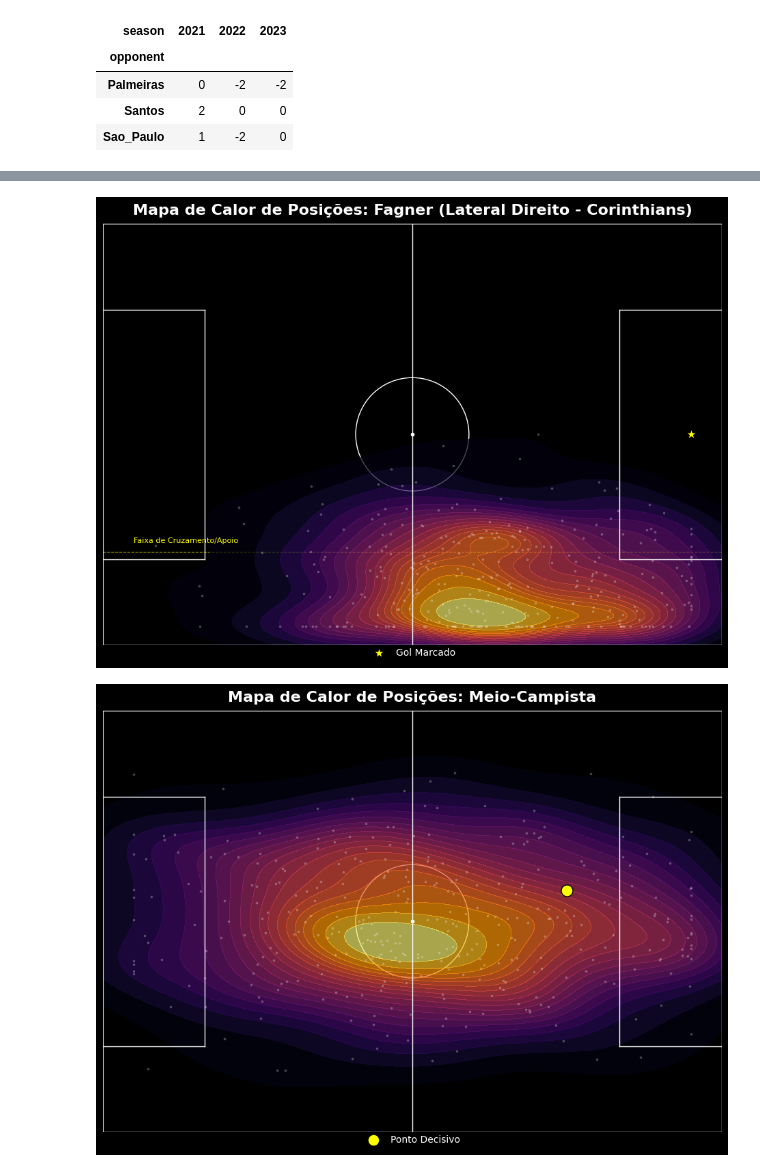
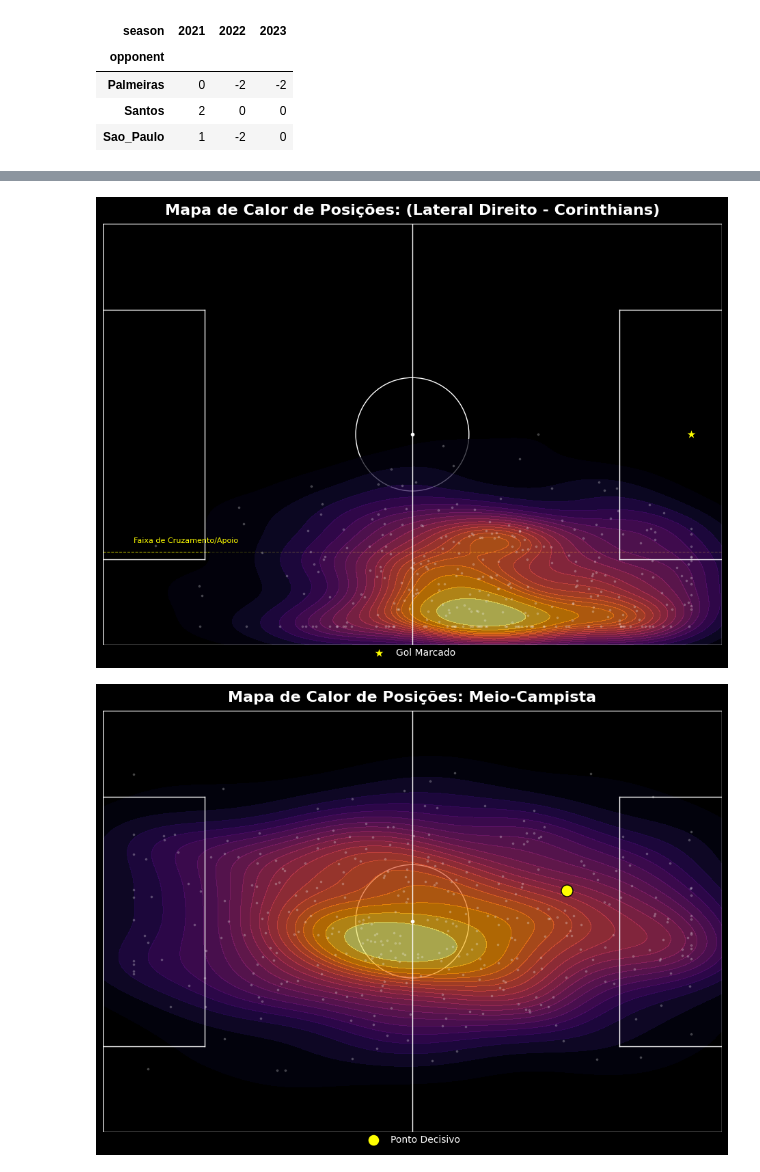
Before and after one commit to ElnatanAlves/sport_analysis, a Jupyter notebook: sport.ipynb, the cells around one changed output, grey strips where cells are left out. Saved outputs shown, nothing was run; the diff lists cells and outputs as text; code cells hidden in the pictures.

```diff
--- a/sport.ipynb
+++ b/sport.ipynb
@@ -331,35 +330,35 @@ plt.scatter(
     s=3,
     alpha=0.2,
     zorder=3
 )
 
 # Destacar o Gol
 plt.scatter(
     gol['x'],
     gol['y'],
     color='yellow',
     s=150,
     marker='*',
     edgecolors='black',
     zorder=5,
     label='Gol Marcado'
 )
 
 
 # 3.3 Configurações de Título
 plt.title(
-    "Mapa de Calor de Posições: Fagner (Lateral Direito - Corinthians)",
+    "Mapa de Calor de Posições: (Lateral Direito - Corinthians)",
     fontsize=16,
     color='white',
     weight='bold',
     pad=10
 )
 # Legenda para o ponto de gol
 plt.legend(loc='lower center', bbox_to_anchor=(0.5, -0.05), frameon=False, labelcolor='white')
 
 plt.show()
 # %% [output]
-[figure, old version]
+[figure, new version]
 # %%
 # ----------------------------------------------------
 # 1. SIMULAÇÃO DE DADOS (Meio-Campista)
```
Also changed, not shown: parts of 1 cell of this notebook.
